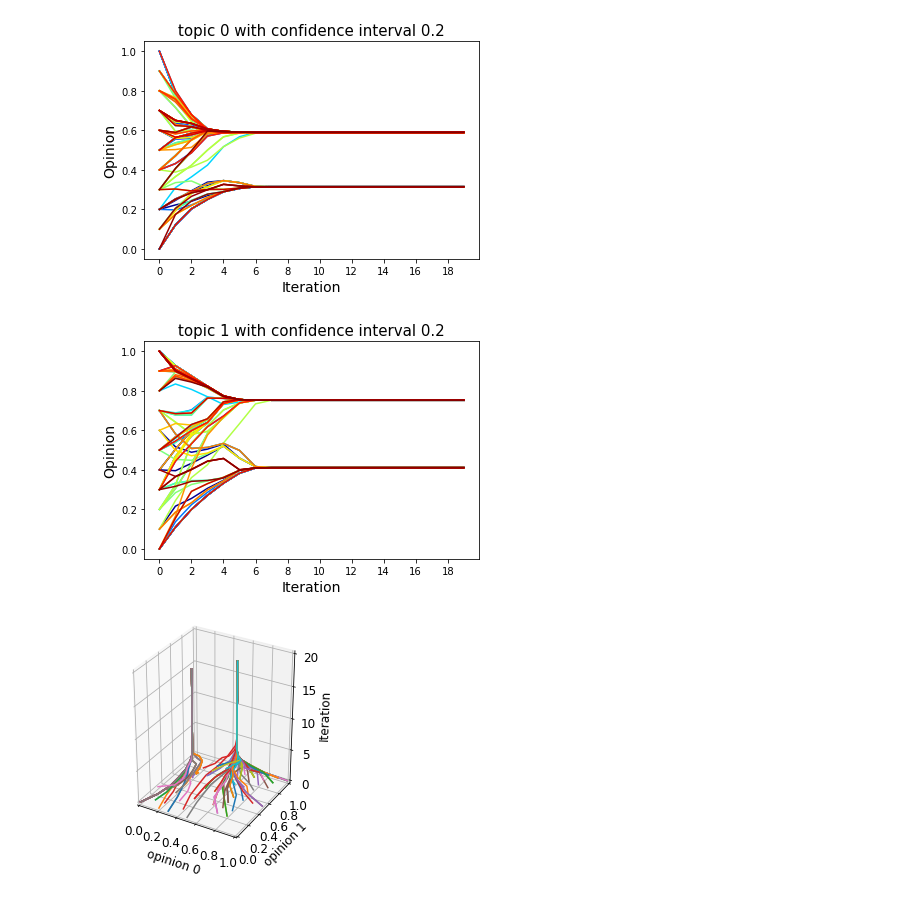
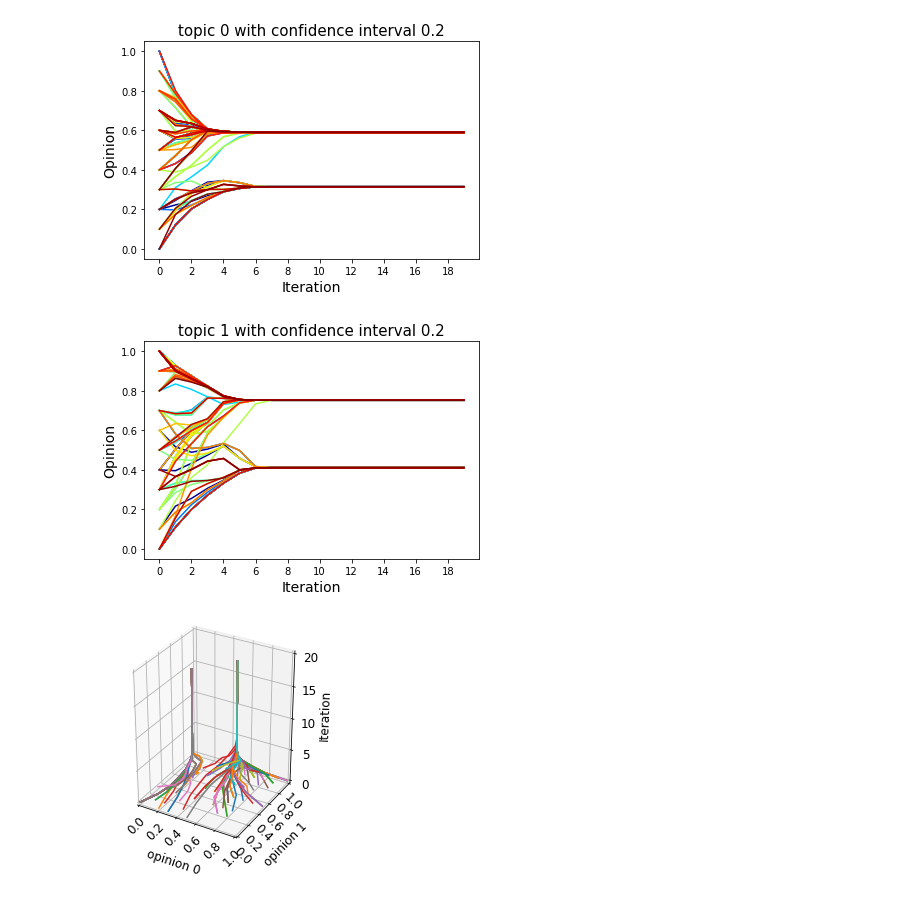
Before and after one commit to magenislucy/Industrial-Project-2, a Jupyter notebook: 2dmodel.ipynb, the cells around one changed output. Saved outputs shown, nothing was run; the diff lists cells and outputs as text; code cells hidden in the pictures.

Commit message:
3d plot

```diff
--- a/2dmodel.ipynb
+++ b/2dmodel.ipynb
@@ -96,34 +96,34 @@ for i in range(dim):
     fc.plot_model_Graph_b(model[:,:,i])
     plt.title(f'topic {i} with confidence interval {confidence[i]}', fontsize=15)
     plt.gca().xaxis.set_major_locator(plt.MaxNLocator(nbins=11))
     # plt.savefig(f"topic{i}_2dplus.pdf", format='pdf')
     plt.show()
 
 # 3d plot
 fig = plt.figure()
 ax = fig.add_subplot(111, projection='3d')
 
 for j in range(model.shape[1]):
     x = model[:, j, 0]
     y = model[:, j, 1]
     z = np.arange(model.shape[0])
     ax.plot(x, y, z)
 
 # ax.set_title("2D model")
 ax.set_xlabel("opinion 0", fontsize = 12)
 ax.set_ylabel("opinion 1", fontsize = 12)
 ax.set_zlabel("Iteration", fontsize = 12)
-ax.tick_params(axis='x', labelsize=12)
-ax.tick_params(axis='y', labelsize=12)
+ax.tick_params(axis='x', labelsize=12, rotation=45, pad=-3)
+ax.tick_params(axis='y', labelsize=12, rotation=-45, pad=-3)
 ax.tick_params(axis='z', labelsize=12)
 ax.set_box_aspect([1.5, 1.5, 2])
 ax.set_xlim([0, 1])
 ax.set_ylim([0, 1])
 ax.set_zlim([0, 20])
 
-# fig.savefig(f"2dmodel.pdf", format='pdf')
+fig.savefig(f"2dmodel.pdf", format='pdf')
 plt.show()
 # %% [output]
 [figure]
 [figure]
-[figure, old version]
+[figure, new version]
```
Also changed, not shown: 1 other file.
